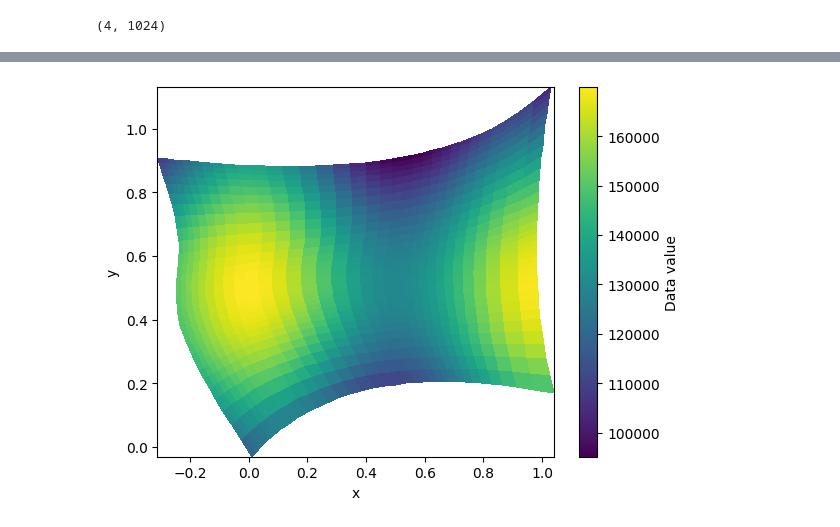
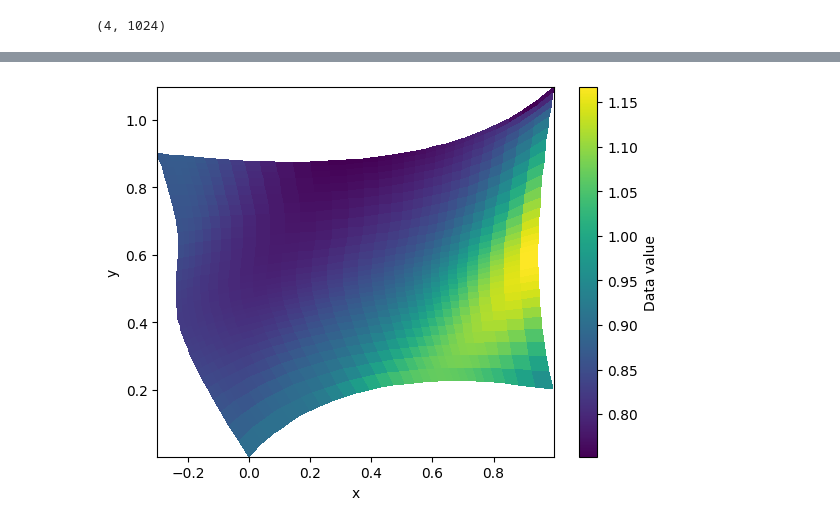
Before and after one commit to aaron23pueschel/CFD, a Jupyter notebook: CFD_FINAL3/Notebooks/C_Curvilnear.ipynb, the cells around one changed output, grey strips where cells are left out. Saved outputs shown, nothing was run; the diff lists cells and outputs as text; code cells hidden in the pictures.

```diff
--- a/CFD_FINAL3/Notebooks/C_Curvilnear.ipynb
+++ b/CFD_FINAL3/Notebooks/C_Curvilnear.ipynb
@@ -124,0 +292,8 @@ def press_mms(length, x, y):
+# %%
+x_midpoint = (x[1:,1:]+x[0:-1,0:-1]+x[1:,0:-1]+x[0:-1,1:])/4
+y_midpoint = (y[1:,1:]+y[0:-1,0:-1]+y[1:,0:-1]+y[0:-1,1:])/4
+plt.pcolormesh(x_midpoint, y_midpoint, press_mms(1,x_midpoint,y_midpoint), shading='auto', cmap='viridis')
+plt.colorbar(label="Data value")
+plt.xlabel("x")
+plt.ylabel("y")
+plt.show()
@@ -125,9 +333,8 @@ def press_mms(length, x, y):
 # %%
-
-plt.pcolormesh(x[:,:], y[:,:], press_mms(1,x,y), shading='auto', cmap='viridis')
+plt.pcolormesh(x_midpoint,y_midpoint, rho, shading='auto', cmap='viridis')
 plt.colorbar(label="Data value")
 plt.xlabel("x")
 plt.ylabel("y")
 plt.show()
 # %% [output]
-[figure, old version]
+[figure, new version]
```
Also changed, not shown: parts of 15 cells of this notebook, 24 other files.
